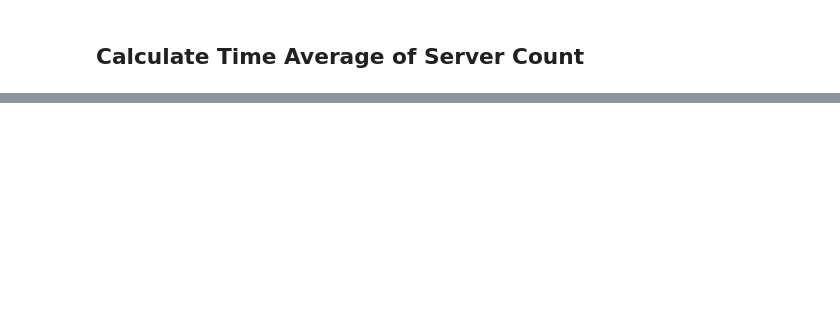
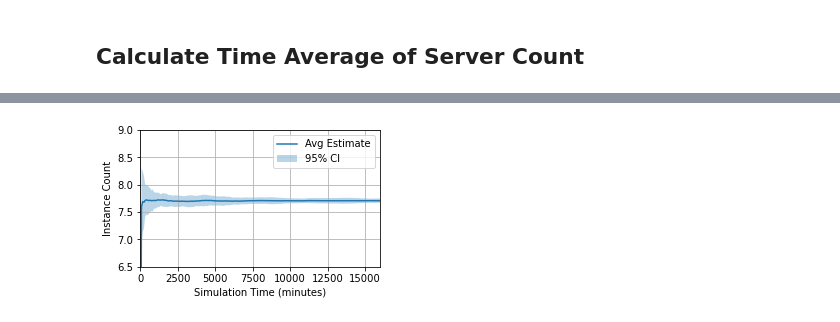
Before and after one commit to pacslab/simfaas, a Jupyter notebook: examples/02-state-distribution.ipynb, the cells around one changed output, grey strips where cells are left out. Cells and saved outputs as stored; diff of their text form; code cells hidden in the pictures; blank space fills up the shorter version.

```diff
--- a/examples/02-state-distribution.ipynb
+++ b/examples/02-state-distribution.ipynb
@@ -206,0 +290,8 @@ pd.DataFrame(data = {'server_count': unq_vals, 'Probability': val_times}).sort_v
+# %%
+inst_count_samples = np.stack(all_sel_inst_counts, axis=0)
+inst_count_means = inst_count_samples.mean(axis=0)
+inst_count_stds = inst_count_samples.std(axis=0)
+t = all_set_ts[0] / 60 # convert to minutes
+# slightly move time to the left for better plotting
+# with matplotlib (especially ticker)
+t = t - t[0]
@@ -206,0 +303,15 @@ pd.DataFrame(data = {'server_count': unq_vals, 'Probability': val_times}).sort_v
+# %%
+plt.figure(figsize=(4,2.5))
+plt.plot(t, inst_count_means, label='Avg Estimate')
+plt.fill_between(t, inst_count_means - inst_count_stds * 2, inst_count_means + inst_count_stds * 2, alpha=0.3, label='95% CI')
+plt.grid(True)
+plt.tight_layout()
+plt.ylim([6.5, 9])
+plt.xlim([0, 16000])
+plt.xlabel('Simulation Time (minutes)')
+plt.ylabel('Instance Count')
+plt.legend()
+plt.gcf().subplots_adjust(left=0.13, bottom=0.18)
+plt.savefig('figs/02-inst-count-estimate-over-time.pdf')
+# %% [output]
+[figure, added]
```
Also changed, not shown: parts of 13 cells of this notebook.
